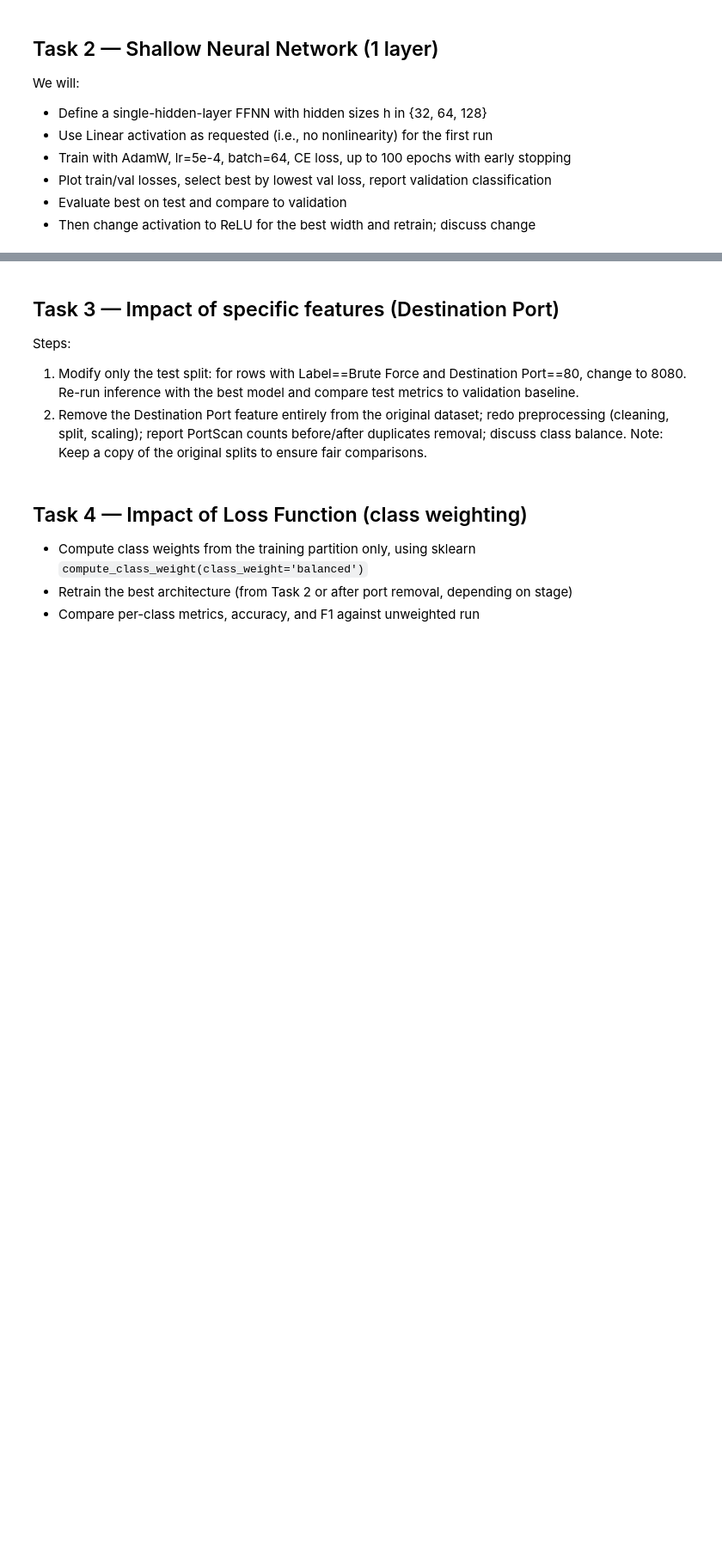
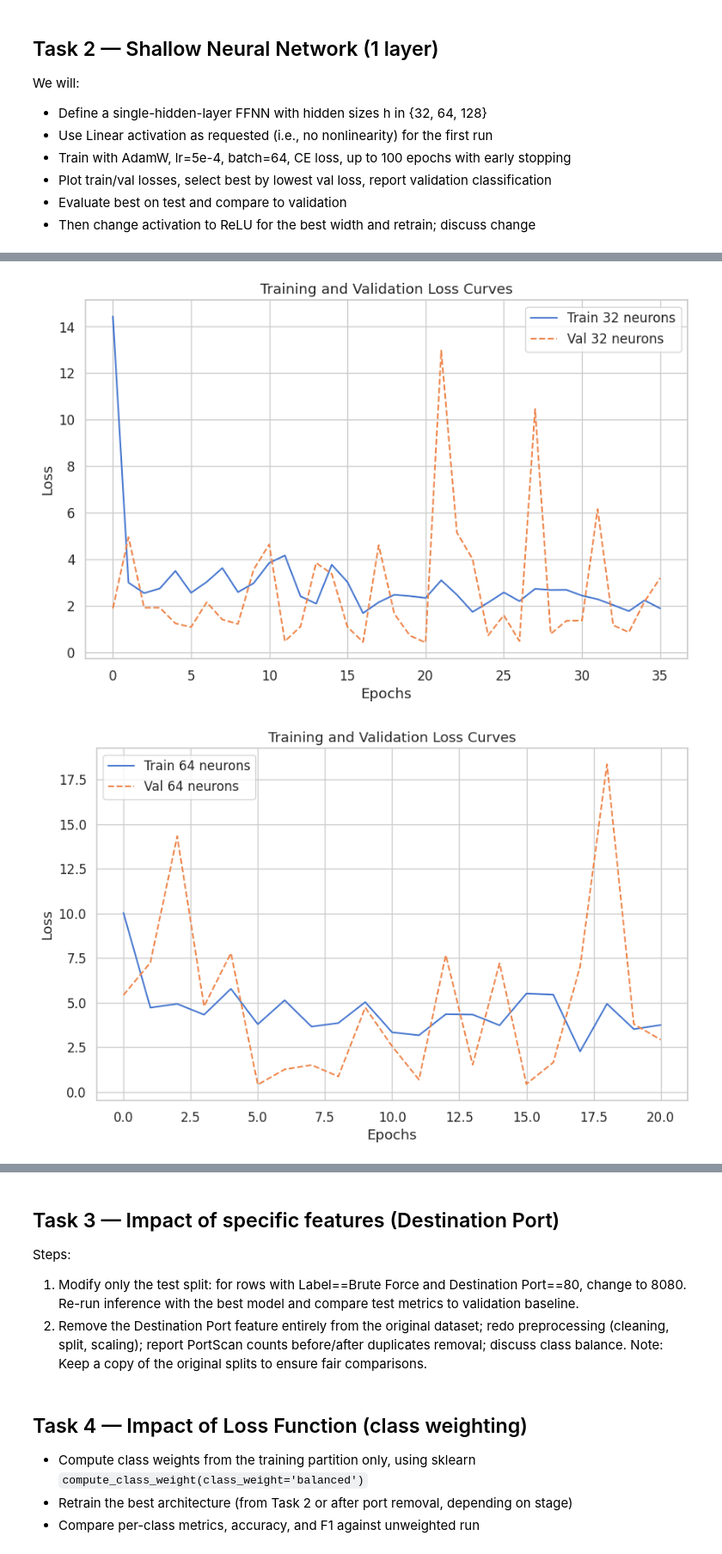
Before and after one commit to AImSecure/Laboratory1, a Jupyter notebook: lab/notebooks/Lab1_FFNN.ipynb, the cells around one changed output, grey strips where cells are left out. Shown at 86% size. Saved outputs shown, nothing was run; the diff lists cells and outputs as text; code cells hidden in the pictures; blank space fills up the shorter version.

```diff
--- a/lab/notebooks/Lab1_FFNN.ipynb
+++ b/lab/notebooks/Lab1_FFNN.ipynb
@@ -581,0 +628,17 @@ print("Note: Comparing on test at this stage may be misleading; validate design
+# %%
+# -------------------------------------------------------------
+# STEP 3 — Train 3 models with different neurons (Linear activation)
+# -------------------------------------------------------------
+input_dim = X_train_use.shape[1]
+output_dim = len(np.unique(y_train_use))
+neurons_list = [32, 64, 128]
+
+trained_models = {}
+loss_curves = {}
+
+for n in neurons_list:
+    print(f"\nTraining model with {n} neurons (Linear activation)...")
+    model = ShallowNN(input_dim, n, output_dim, activation='linear')
+    model, train_loss, val_loss = train_model(model, train_loader, val_loader, epochs=100, lr=0.0005, patience=15)
+    trained_models[n] = model
+    loss_curves[n] = (train_loss, val_loss)
@@ -581,0 +664,17 @@ print("Note: Comparing on test at this stage may be misleading; validate design
+# %%
+# -------------------------------------------------------------
+# STEP 4 — Plot loss curves for all models
+# -------------------------------------------------------------
+for n in neurons_list:
+    plt.figure(figsize=(10,6))
+    train_loss, val_loss = loss_curves[n]
+    plt.plot(train_loss, label=f'Train {n} neurons')
+    plt.plot(val_loss, '--', label=f'Val {n} neurons')
+    plt.xlabel('Epochs')
+    plt.ylabel('Loss')
+    plt.title('Training and Validation Loss Curves')
+    plt.legend()
+    plt.show()
+# %% [output]
+[figure, added]
+[figure, added]
```
Also changed, not shown: parts of 34 cells of this notebook.
